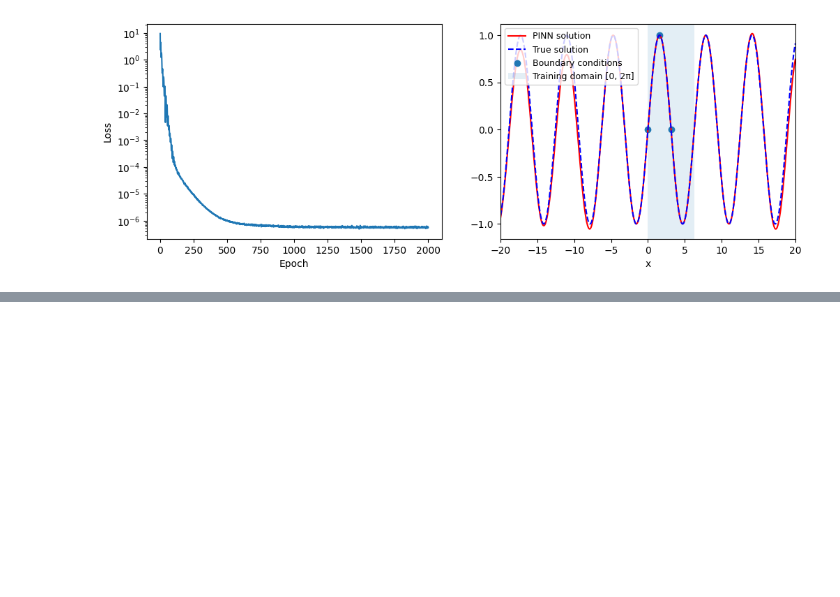
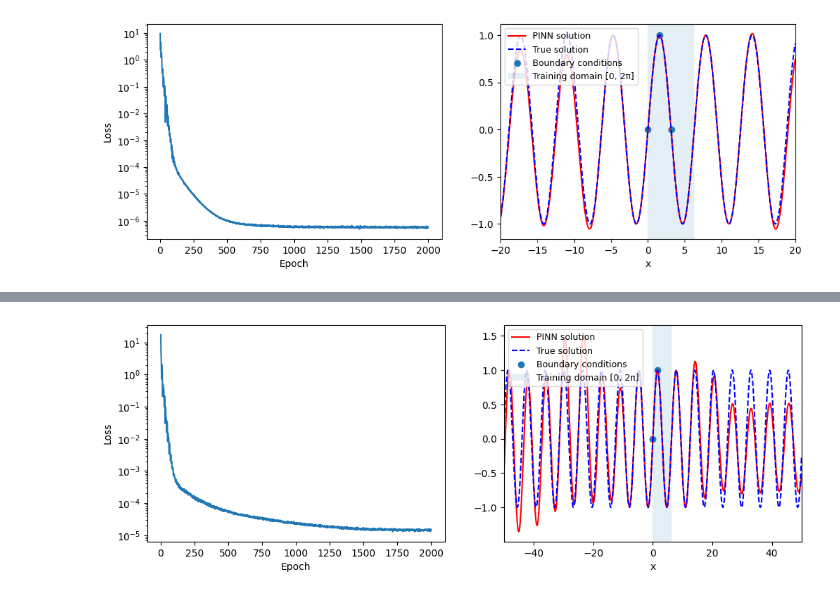
Before and after one commit to prokudin/PINN4QCD, a Jupyter notebook: harmonic_oscillator/A_Study_of_Applications_of_Physics_Informed_Neural_Networks.ipynb, the cells around one changed output, grey strips where cells are left out. Cells and saved outputs as stored; diff of their text form; code cells hidden in the pictures; blank space fills up the shorter version.

```diff
--- a/harmonic_oscillator/A_Study_of_Applications_of_Physics_Informed_Neural_Networks.ipynb
+++ b/harmonic_oscillator/A_Study_of_Applications_of_Physics_Informed_Neural_Networks.ipynb
@@ -429,0 +581,35 @@ Epoch 1000, Loss = 0.0000005528
+# %%
+# ------------------------------------------------------
+# Plot results
+# ------------------------------------------------------
+# Prediction/evaluation domain: [-20, 20]
+x_eval = torch.linspace(-50.0, 50.0, 800, device=device).view(-1, 1)
+y_eval = model(x_eval).detach().cpu().numpy()
+
+plt.figure(figsize=(12, 4))
+
+# Loss
+plt.subplot(1, 2, 1)
+plt.plot(losses)
+plt.yscale('log') # Set y-axis to logarithmic scale
+plt.xlabel("Epoch")
+plt.ylabel("Loss")
+
+# Solution
+plt.subplot(1, 2, 2)
+plt.plot(x_eval.cpu().numpy(), y_eval, 'r', label="PINN solution")
+plt.plot(x_eval.cpu().numpy(), torch.sin(x_eval).cpu().numpy(), 'b--', label="True solution")
+plt.scatter(x_bc.detach().cpu().numpy(), y_bc.detach().cpu().numpy(), label="Boundary conditions")
+
+# Indicate training domain [0, 2π]
+train_left = 0.0
+train_right = float(2 * torch.pi)
+plt.axvspan(train_left, train_right, alpha=0.12, label="Training domain [0, 2π]")
+
+plt.legend(loc='upper left', fontsize=9)
+plt.xlabel("x")
+plt.xlim(-50, 50)
+py.savefig('Final_PIFNN_prediction.pdf')
+plt.show()
+# %% [output]
+[figure, added]
```
Also changed, not shown: parts of 1 cell of this notebook.
